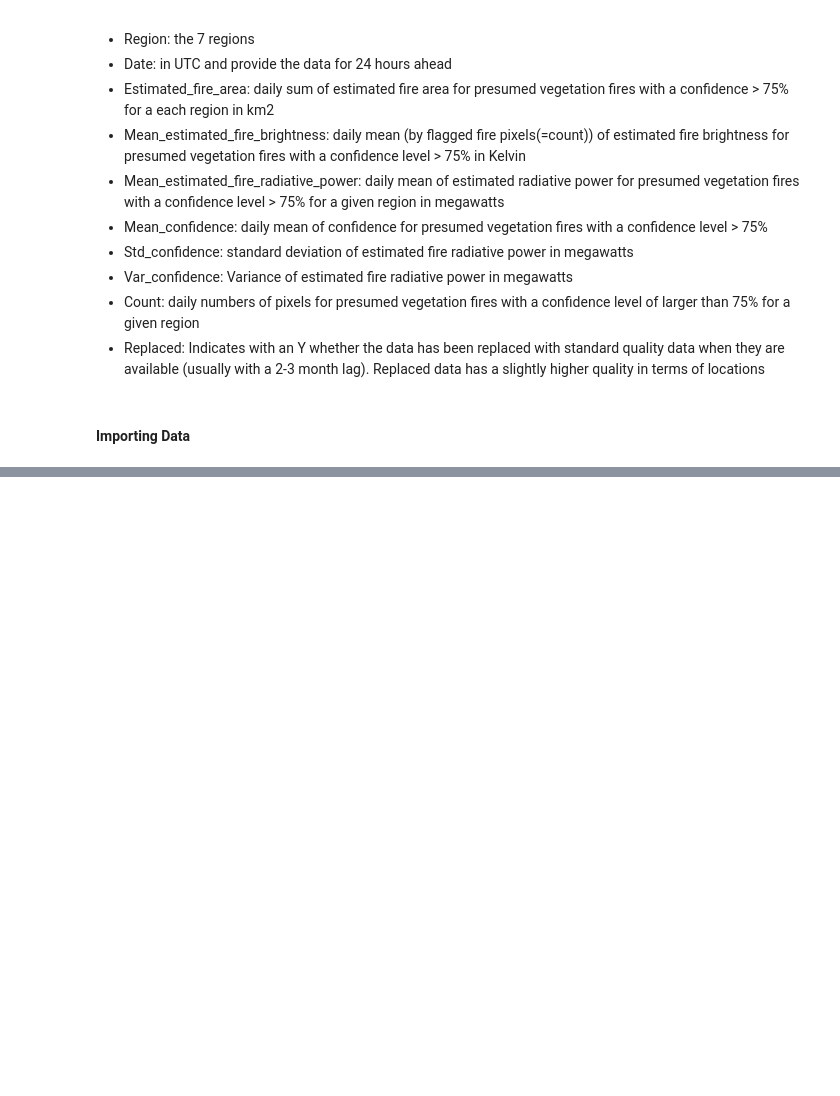
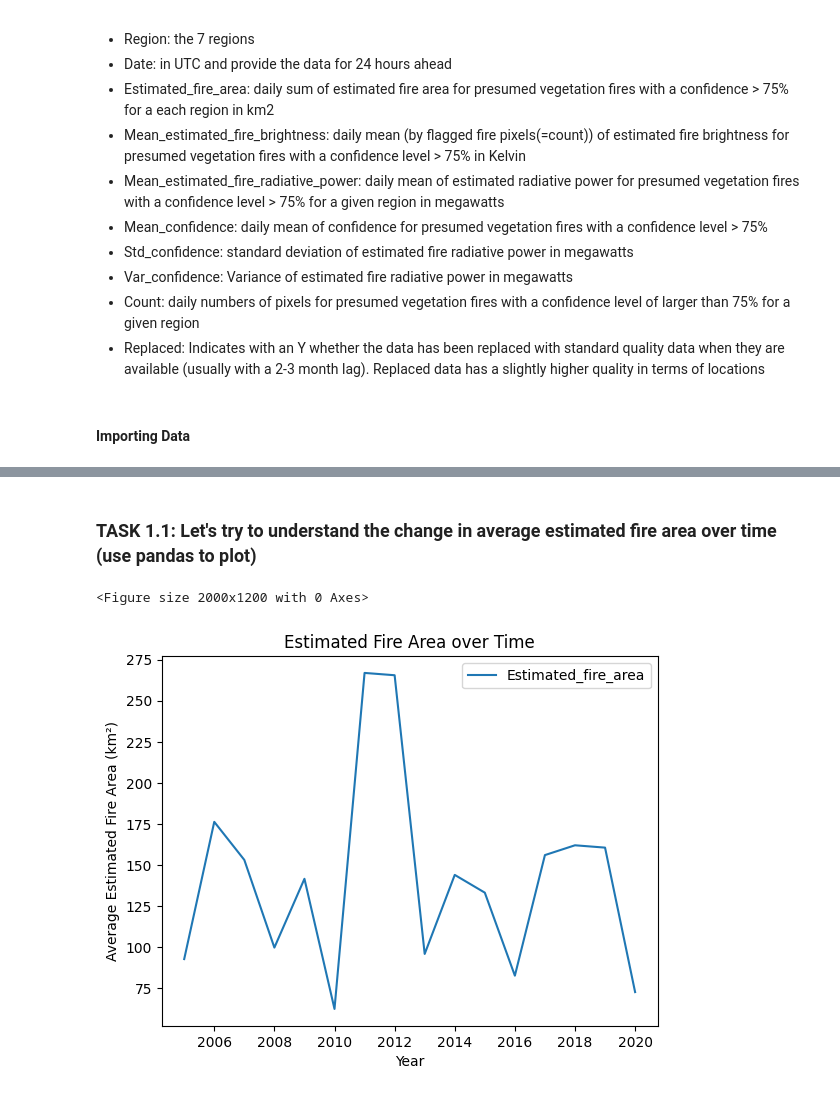
Before and after one commit to jbigishiro/Analyzing-Wildfire-Activities-in-Australia-Part-1, a Jupyter notebook: main.ipynb, the cells around one changed output, grey strips where cells are left out. Saved outputs shown, nothing was run; the diff lists cells and outputs as text; code cells hidden in the pictures; blank space fills up the shorter version.

```diff
--- a/main.ipynb
+++ b/main.ipynb
@@ -30,3 +30,6 @@ Variables
 - Replaced: Indicates with an Y whether the data has been replaced with standard quality data when they are available (usually with a 2-3 month lag). Replaced data has a slightly higher quality in terms of locations
 # %% [markdown]
 #### Importing Data
+# %%
+URL = "https://cf-courses-data.s3.us.cloud-object-storage.appdomain.cloud/IBMDeveloperSkillsNetwork-DV0101EN-SkillsNetwork/Data%20Files/Historical_Wildfires.csv"
+df = pd.read_csv(URL)
@@ -32,0 +52,5 @@ Variables
+# %%
+import datetime as dt
+
+df['Year'] = pd.to_datetime(df['Date']).dt.year
+df['Month'] = pd.to_datetime(df['Date']).dt.month
@@ -32,0 +88,14 @@ Variables
+# %% [markdown]
+### TASK 1.1: Let's try to understand the change in average estimated fire area over time (use pandas to plot)
+# %%
+fire_area = df.groupby("Year")["Estimated_fire_area"].mean().reset_index()
+
+plt.figure(figsize=(20, 12))
+fire_area.plot(x="Year", y="Estimated_fire_area", kind="line")
+plt.xlabel('Year')
+plt.ylabel('Average Estimated Fire Area (km²)')
+plt.title('Estimated Fire Area over Time')
+plt.show()
+# %% [output]
+<Figure size 2000x1200 with 0 Axes>
+[figure, added]
```
Also changed, not shown: parts of 15 cells of this notebook.
